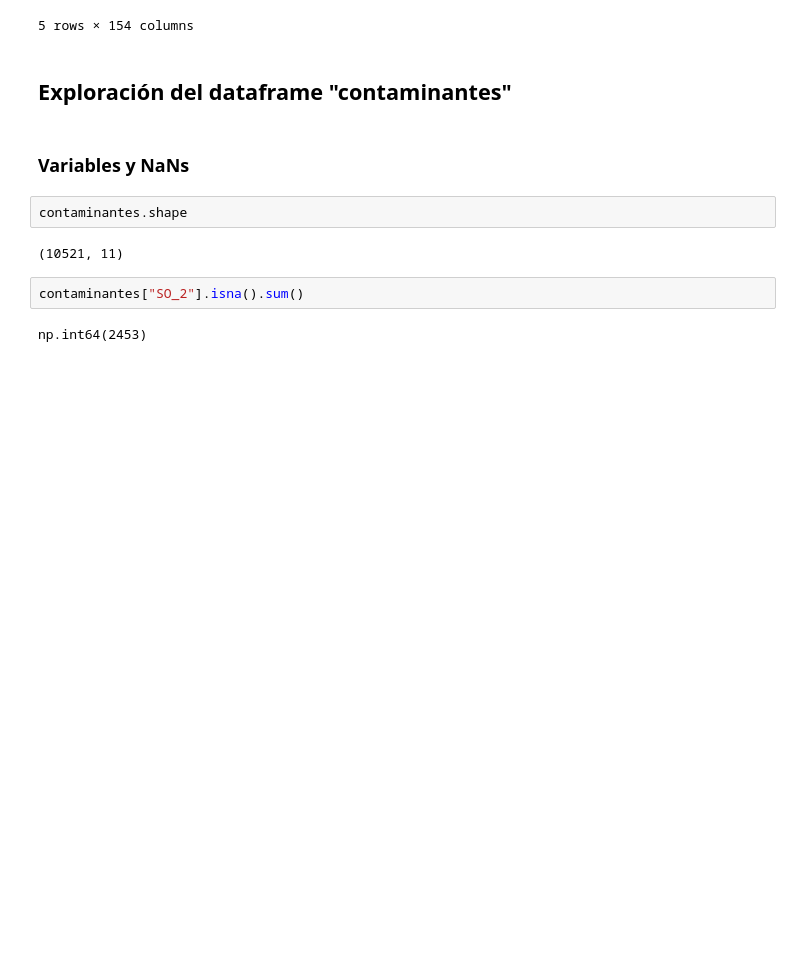
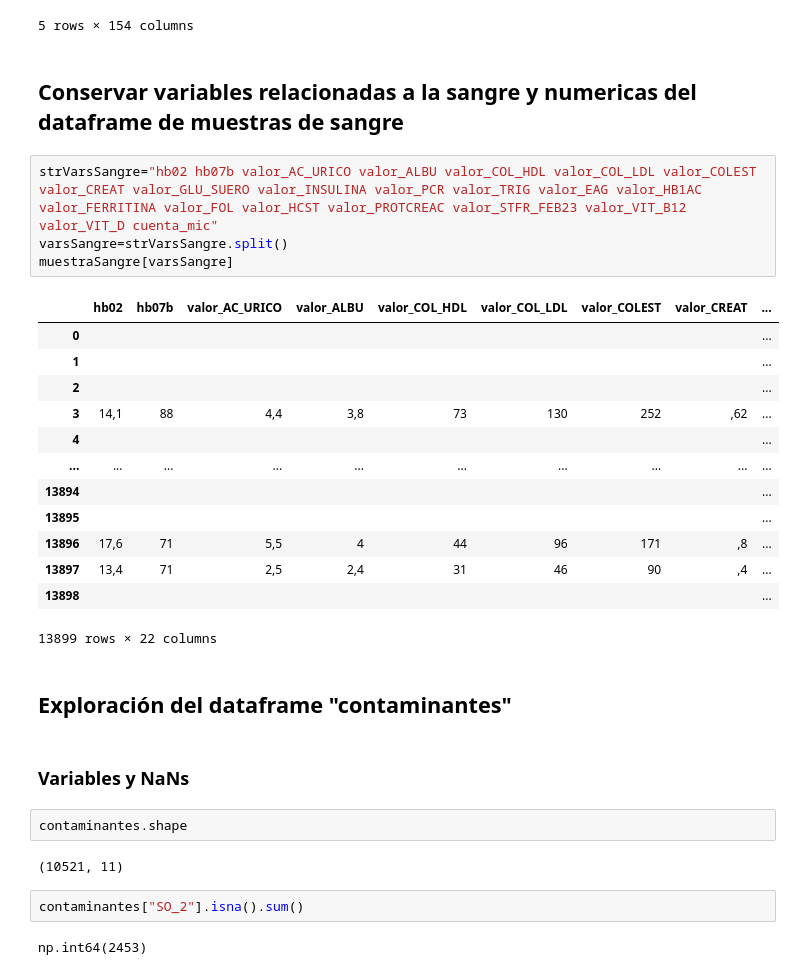
Before and after one commit to JuanPabloDP/Environmental-pollution-and-health-GBN, a Jupyter notebook: scripts/visualizacion.ipynb, the cells around one changed output. Cells and saved outputs as stored; diff of their text form; blank space fills up the shorter version.

Commit message:
commit - lista con variables que podemos usar y correccion al estandarizado de variables

```diff
--- a/scripts/visualizacion.ipynb
+++ b/scripts/visualizacion.ipynb
@@ -34,6 +34,26 @@ socioDemo.head()
 | 3 | 2022_01001002 | 2022_01001002_02 | 2 | MQ417 | 1 | 01 AGUASCALIENTES | 1 | 001 AGUASCALIENTES | 2 | 60 | ... |
 | 4 | 2022_01001003 | 2022_01001003_01 | 1 | MQ425 | 1 | 01 AGUASCALIENTES | 1 | 001 AGUASCALIENTES | 2 | 64 | ... |
 5 rows × 154 columns
+# %% [markdown]
+## Conservar variables relacionadas a la sangre y numericas del dataframe de muestras de sangre
+# %%
+strVarsSangre="hb02 hb07b valor_AC_URICO valor_ALBU valor_COL_HDL valor_COL_LDL valor_COLEST valor_CREAT valor_GLU_SUERO valor_INSULINA valor_PCR valor_TRIG valor_EAG valor_HB1AC valor_FERRITINA valor_FOL valor_HCST valor_PROTCREAC valor_STFR_FEB23 valor_VIT_B12 valor_VIT_D cuenta_mic"
+varsSangre=strVarsSangre.split()
+muestraSangre[varsSangre]
+# %% [output]
+|  | hb02 | hb07b | valor_AC_URICO | valor_ALBU | valor_COL_HDL | valor_COL_LDL | valor_COLEST | valor_CREAT | ... |
+| 0 |  |  |  |  |  |  |  |  | ... |
+| 1 |  |  |  |  |  |  |  |  | ... |
+| 2 |  |  |  |  |  |  |  |  | ... |
+| 3 | 14,1 | 88 | 4,4 | 3,8 | 73 | 130 | 252 | ,62 | ... |
+| 4 |  |  |  |  |  |  |  |  | ... |
+| ... | ... | ... | ... | ... | ... | ... | ... | ... | ... |
+| 13894 |  |  |  |  |  |  |  |  | ... |
+| 13895 |  |  |  |  |  |  |  |  | ... |
+| 13896 | 17,6 | 71 | 5,5 | 4 | 44 | 96 | 171 | ,8 | ... |
+| 13897 | 13,4 | 71 | 2,5 | 2,4 | 31 | 46 | 90 | ,4 | ... |
+| 13898 |  |  |  |  |  |  |  |  | ... |
+13899 rows × 22 columns
 # %% [markdown]
 ## Exploración del dataframe "contaminantes"
 # %% [markdown]
```
Also changed, not shown: parts of 5 cells of this notebook.
